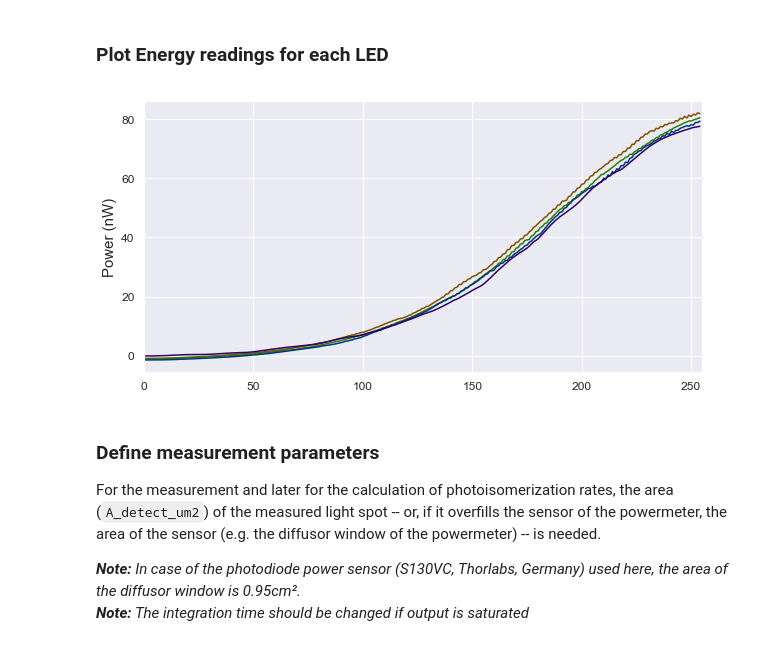
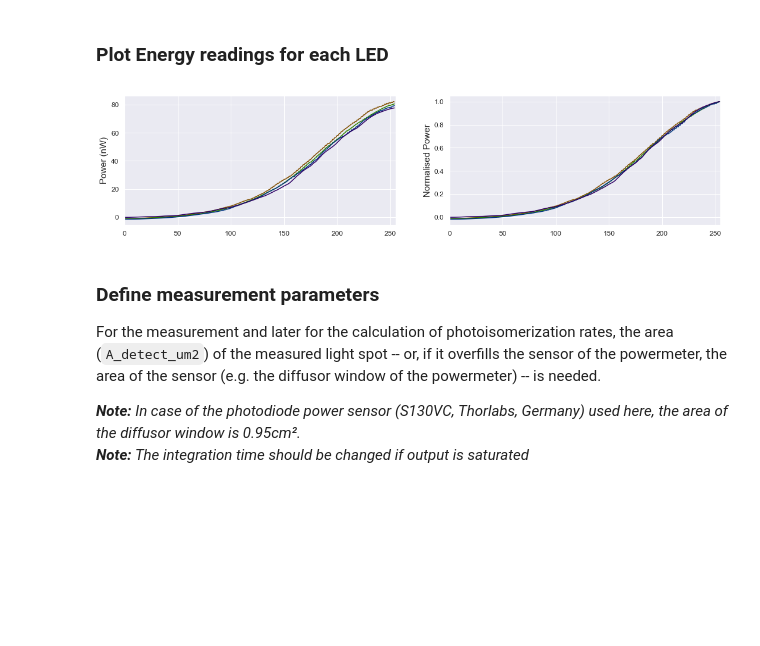
Before and after one commit to eulerlab/open-visual-stimulator, a Jupyter notebook: calibration_zebrafish/stimulator_calibration.ipynb, the cells around one changed output. Cells and saved outputs as stored; diff of their text form; code cells hidden in the pictures; blank space fills up the shorter version.

```diff
--- a/calibration_zebrafish/stimulator_calibration.ipynb
+++ b/calibration_zebrafish/stimulator_calibration.ipynb
@@ -158,26 +158,16 @@ LED_UV     = np.interp(Wavelength,Wavelgth,LED_U)
 # LED filter(s)
 #
 Filter_UV_Name      = "F39-370"
-Filter_U            = np.loadtxt(path_Filters +Filter_UV_Name +".txt", dtype=np.str)
+Filter_U            = np.loadtxt(path_Filters +Filter_UV_Name +".txt", dtype=np.str, usecols=(1,))
 Filter_Blue_Name    = "F47-420"
-Filter_B            = np.loadtxt(path_Filters +Filter_Blue_Name +".txt", dtype=np.str)
+Filter_B            = np.loadtxt(path_Filters +Filter_Blue_Name +".txt", dtype=np.str, usecols=(1,))
 Filter_Green_Name   = "F49-480"
-Filter_G            = np.loadtxt(path_Filters +Filter_Green_Name +".txt", dtype=np.str)
+Filter_G            = np.loadtxt(path_Filters +Filter_Green_Name +".txt", dtype=np.str, usecols=(1,))
 Filter_Red_Name     = "F39-587"
-Filter_R            = np.loadtxt(path_Filters +Filter_Red_Name +".txt", dtype=np.str)
+Filter_R            = np.loadtxt(path_Filters +Filter_Red_Name +".txt", dtype=np.str, usecols=(1,))
 
-wavelength          = np.linspace(300,1200,len(Filter_R))
-
-Filter_Red = []
-Filter_Green = []
-Filter_Blue = []
-Filter_UV = []
-for i in range (len(Filter_R)):
-    rr = float(Filter_R[i])
-    gg = float(Filter_G[i])
-    bb = float(Filter_B[i])
-    uu = float(Filter_U[i])
-    Filter_Red.append(rr)
-    Filter_Green.append(gg)
-    Filter_Blue.append(bb)
-    Filter_UV.append(uu)
+waveR               = np.loadtxt(path_Filters +Filter_Red_Name +".txt", dtype=np.str, usecols=(0,))
+waveG               = np.loadtxt(path_Filters +Filter_Green_Name +".txt", dtype=np.str, usecols=(0,))
+waveB               = np.loadtxt(path_Filters +Filter_Blue_Name +".txt", dtype=np.str, usecols=(0,))
+waveU               = np.loadtxt(path_Filters +Filter_UV_Name +".txt", dtype=np.str, usecols=(0,))
+wavelength = waveG
@@ -300,38 +347,42 @@ def normalise (myarray):
     myarray = myarray/np.nanmax(np.abs(myarray))
     return myarray
 
 norm_power_red = normalise(Power_red)
 norm_power_green = normalise(Power_green)
 norm_power_blue = normalise(Power_blue)
 norm_power_uv = normalise(Power_uv)
 
 Power = np.zeros((len(LEDs),Steps))
 Power = (Power_red,Power_green,Power_blue,Power_uv)
 
 Norm_Power = np.zeros((len(LEDs),Steps))
 Norm_Power = (norm_power_red,norm_power_green,norm_power_blue,norm_power_uv)
 
 y_Steps = np.arange(0,Steps,1)
-fig,ax = plt.subplots()
+fig,ax = plt.subplots(1,2,figsize = (18,4))
 
 colour = []
 
 for iLED, LED in enumerate(LEDs):
     LED["power"] = []
     LED["power_norm"] = []
     col = spc.wavelength_to_rgb(LED["peak_nm"], darker=0.5)
     colour.append(col)
     for iI, Intens in enumerate(stim_intens):
         LED["power"].append(Power[iLED][iI])
         LED["power_norm"].append(Norm_Power[iLED][iI])
 
 for iLED in range (len(LEDs)):
-    ax.plot(y_Steps,Power[iLED],c=colour[iLED])
+    ax[0].plot(y_Steps,Power[iLED],c=colour[iLED])
+    ax[1].plot(y_Steps,Norm_Power[iLED],c=colour[iLED])
 
-ax.set_ylabel('Power (nW)', fontsize = 15)
-ax.set_xlim(0,255);
+ax[0].set_ylabel('Power (nW)', fontsize = 15)
+ax[0].set_xlim(0,255);
+
+ax[1].set_ylabel('Normalised Power', fontsize = 15);
+ax[1].set_xlim(0,255);
 # %% [output]
-[figure, old version]
+[figure, new version]
 # %% [markdown]
 
 ### Define measurement parameters
```
Also changed, not shown: parts of 32 cells of this notebook, 6 other files.
